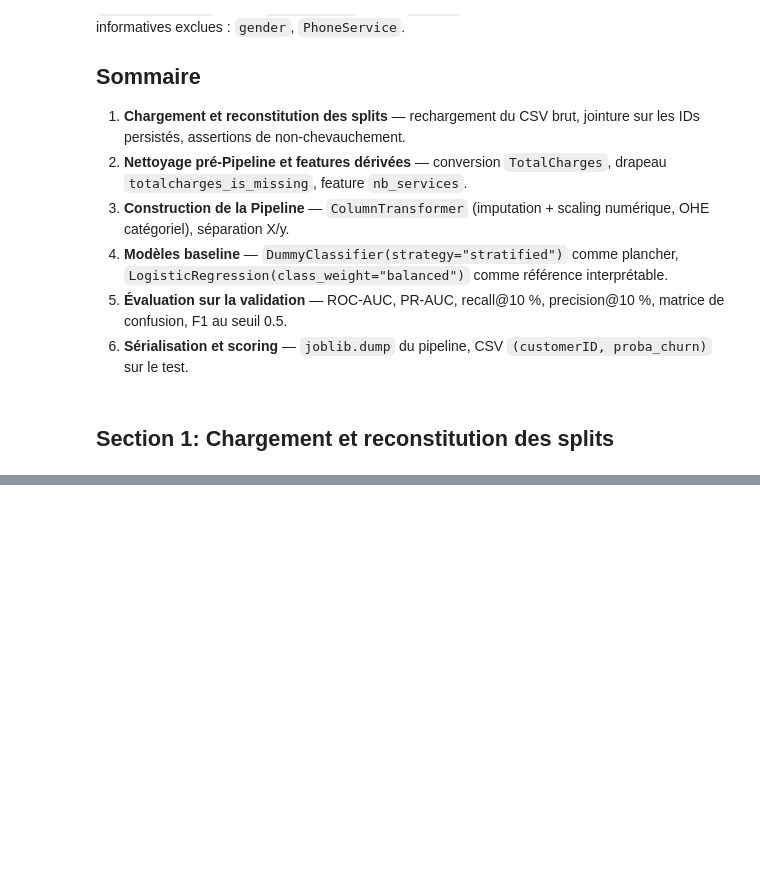
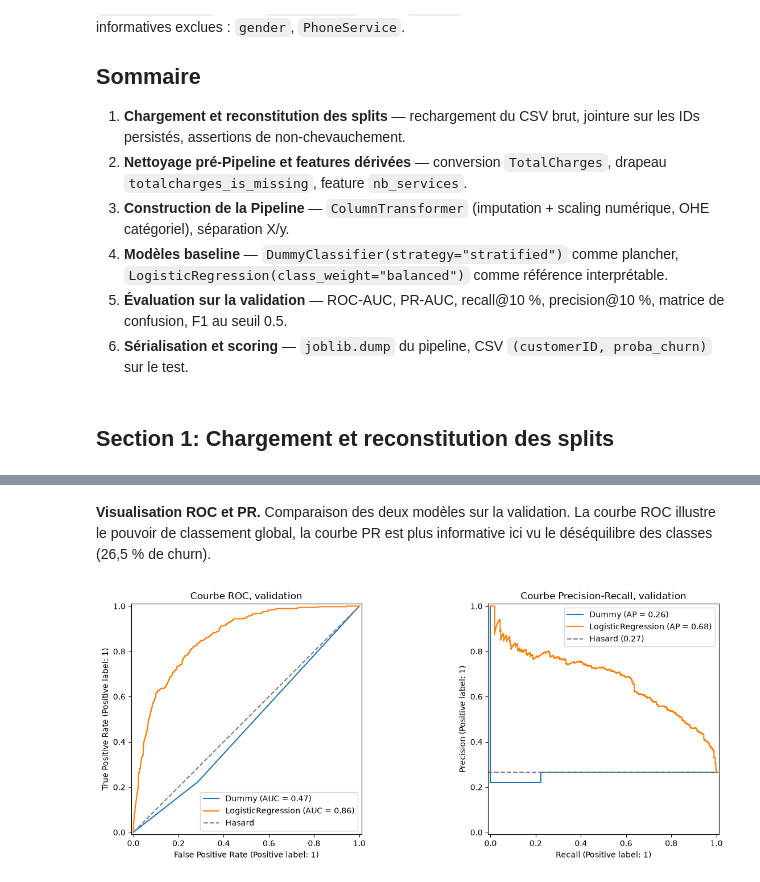
Before and after one commit to capristunt/telco-churn-scoring, a Jupyter notebook: notebooks/02_baseline_model.ipynb, the cells around one changed output, grey strips where cells are left out. Drawn from its saved outputs; the diff is of its cells as text; code cells hidden in the pictures; blank space fills up the shorter version.

Commit message:
feat(baseline): notebook 02 complet, modele et scoring du Checkpoint 2

```diff
--- a/notebooks/02_baseline_model.ipynb
+++ b/notebooks/02_baseline_model.ipynb
@@ -133,0 +169,7 @@ churn_bin — train (taux) : 0.2653
+# %%
+dummy_pipe = Pipeline([
+    ("preprocessor", preprocessor),
+    ("classifier", DummyClassifier(strategy="stratified", random_state=RANDOM_STATE)),
+])
+
+dummy_pipe.fit(X_train, y_train)
@@ -133,0 +194,9 @@ churn_bin — train (taux) : 0.2653
+# %%
+logreg_pipe = Pipeline([
+    ("preprocessor", preprocessor),
+    ("classifier", LogisticRegression(
+        class_weight="balanced", max_iter=1000, random_state=RANDOM_STATE
+    )),
+])
+
+logreg_pipe.fit(X_train, y_train)
@@ -133,0 +252,25 @@ churn_bin — train (taux) : 0.2653
+# %% [markdown]
+**Visualisation ROC et PR.** Comparaison des deux modèles sur la validation. La courbe ROC
+illustre le pouvoir de classement global, la courbe PR est plus informative ici vu le
+déséquilibre des classes (26,5 % de churn).
+# %%
+fig, axes = plt.subplots(1, 2, figsize=(13, 5))
+
+for name, pipe in [("Dummy", dummy_pipe), ("LogisticRegression", logreg_pipe)]:
+    RocCurveDisplay.from_estimator(pipe, X_valid, y_valid, name=name, ax=axes[0])
+    PrecisionRecallDisplay.from_estimator(pipe, X_valid, y_valid, name=name, ax=axes[1])
+
+axes[0].plot([0, 1], [0, 1], linestyle="--", color="gray", label="Hasard")
+axes[0].set_title("Courbe ROC, validation")
+axes[0].legend()
+
+baseline_rate = y_valid.mean()
+axes[1].axhline(baseline_rate, linestyle="--", color="gray", label=f"Hasard ({baseline_rate:.2f})")
+axes[1].set_title("Courbe Precision-Recall, validation")
+axes[1].legend()
+
+fig.tight_layout()
+fig.savefig(FIGURES_DIR / "roc_pr_baseline_valid.png", dpi=120)
+plt.show()
+# %% [output]
+[figure, added]
```
Also changed, not shown: parts of 13 cells of this notebook, 1 other file.
